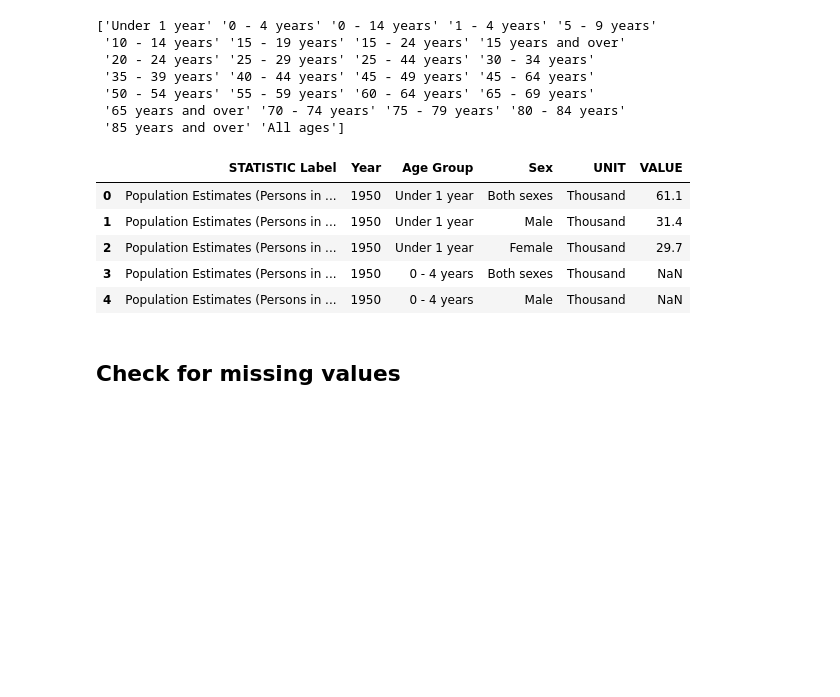
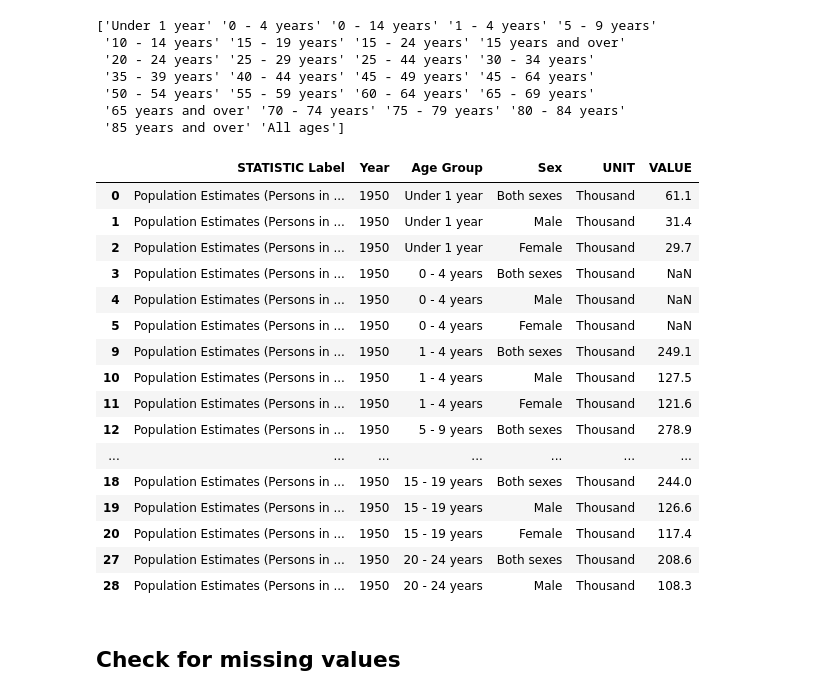
Before and after one commit to IlliaFadieiev/CA1, a Jupyter notebook: CA_main.ipynb, the cells around one changed output. Saved outputs shown, nothing was run; the diff lists cells and outputs as text; code cells hidden in the pictures; blank space fills up the shorter version.

```diff
--- a/CA_main.ipynb
+++ b/CA_main.ipynb
@@ -40,14 +40,25 @@ selected_age_groups = ['Under 1 year', '1 - 4 years', '0 - 4 years', '5 - 9 year
 # %%
 filtered_by_age_groups_df = df[df['Age Group'].isin(selected_age_groups)]
 df = filtered_by_age_groups_df
-df.head()
+df.head(20)
 # %% [output]
 |  | STATISTIC Label | Year | Age Group | Sex | UNIT | VALUE |
 | 0 | Population Estimates (Persons in ... | 1950 | Under 1 year | Both sexes | Thousand | 61.1 |
 | 1 | Population Estimates (Persons in ... | 1950 | Under 1 year | Male | Thousand | 31.4 |
 | 2 | Population Estimates (Persons in ... | 1950 | Under 1 year | Female | Thousand | 29.7 |
 | 3 | Population Estimates (Persons in ... | 1950 | 0 - 4 years | Both sexes | Thousand | NaN |
 | 4 | Population Estimates (Persons in ... | 1950 | 0 - 4 years | Male | Thousand | NaN |
+| 5 | Population Estimates (Persons in ... | 1950 | 0 - 4 years | Female | Thousand | NaN |
+| 9 | Population Estimates (Persons in ... | 1950 | 1 - 4 years | Both sexes | Thousand | 249.1 |
+| 10 | Population Estimates (Persons in ... | 1950 | 1 - 4 years | Male | Thousand | 127.5 |
+| 11 | Population Estimates (Persons in ... | 1950 | 1 - 4 years | Female | Thousand | 121.6 |
+| 12 | Population Estimates (Persons in ... | 1950 | 5 - 9 years | Both sexes | Thousand | 278.9 |
+| ... | ... | ... | ... | ... | ... | ... |
+| 18 | Population Estimates (Persons in ... | 1950 | 15 - 19 years | Both sexes | Thousand | 244.0 |
+| 19 | Population Estimates (Persons in ... | 1950 | 15 - 19 years | Male | Thousand | 126.6 |
+| 20 | Population Estimates (Persons in ... | 1950 | 15 - 19 years | Female | Thousand | 117.4 |
+| 27 | Population Estimates (Persons in ... | 1950 | 20 - 24 years | Both sexes | Thousand | 208.6 |
+| 28 | Population Estimates (Persons in ... | 1950 | 20 - 24 years | Male | Thousand | 108.3 |
 # %%
 df.drop(columns=["STATISTIC Label", "UNIT"], inplace=True)
 # %% [markdown]
```
Also changed, not shown: parts of 15 cells of this notebook.
